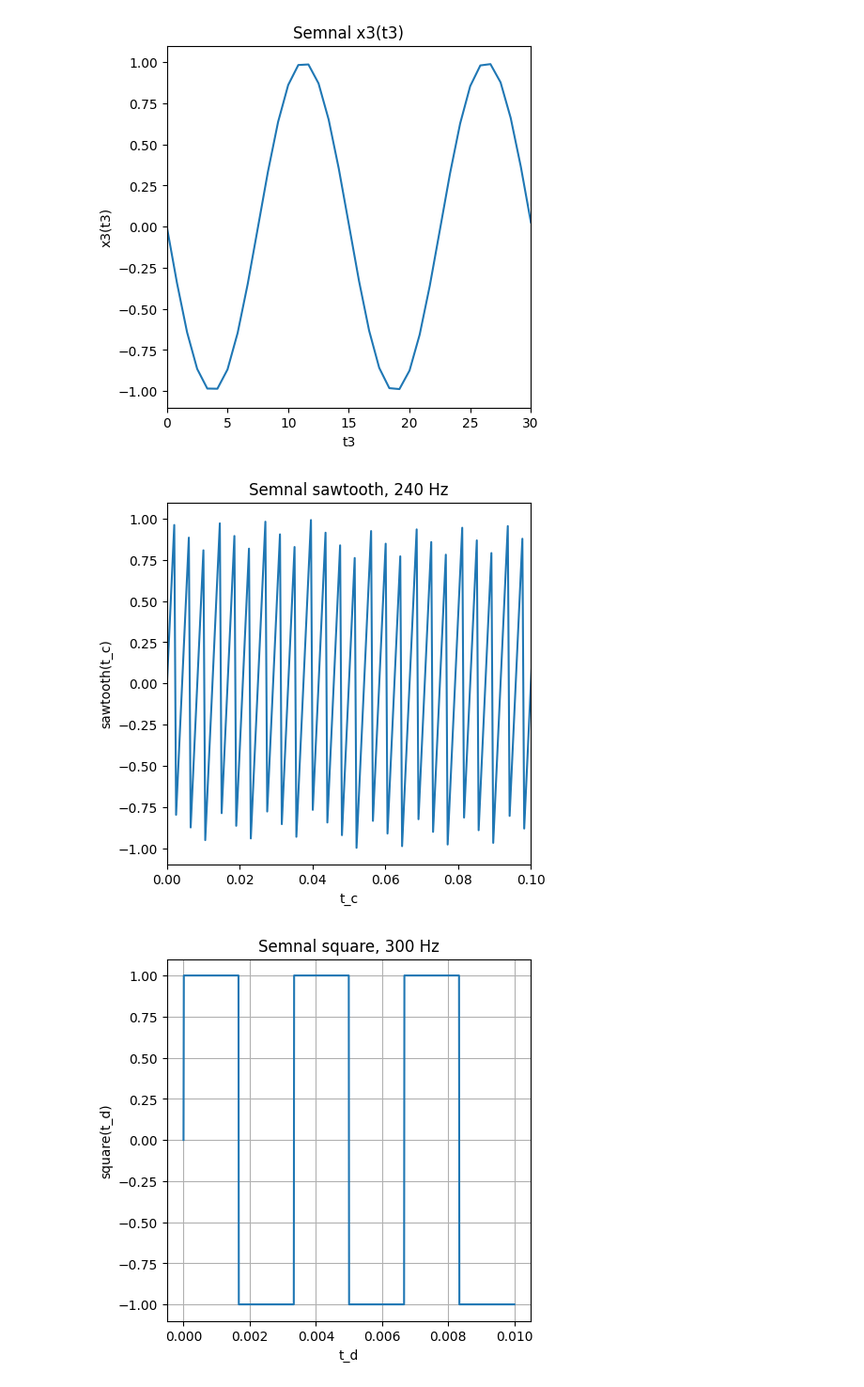
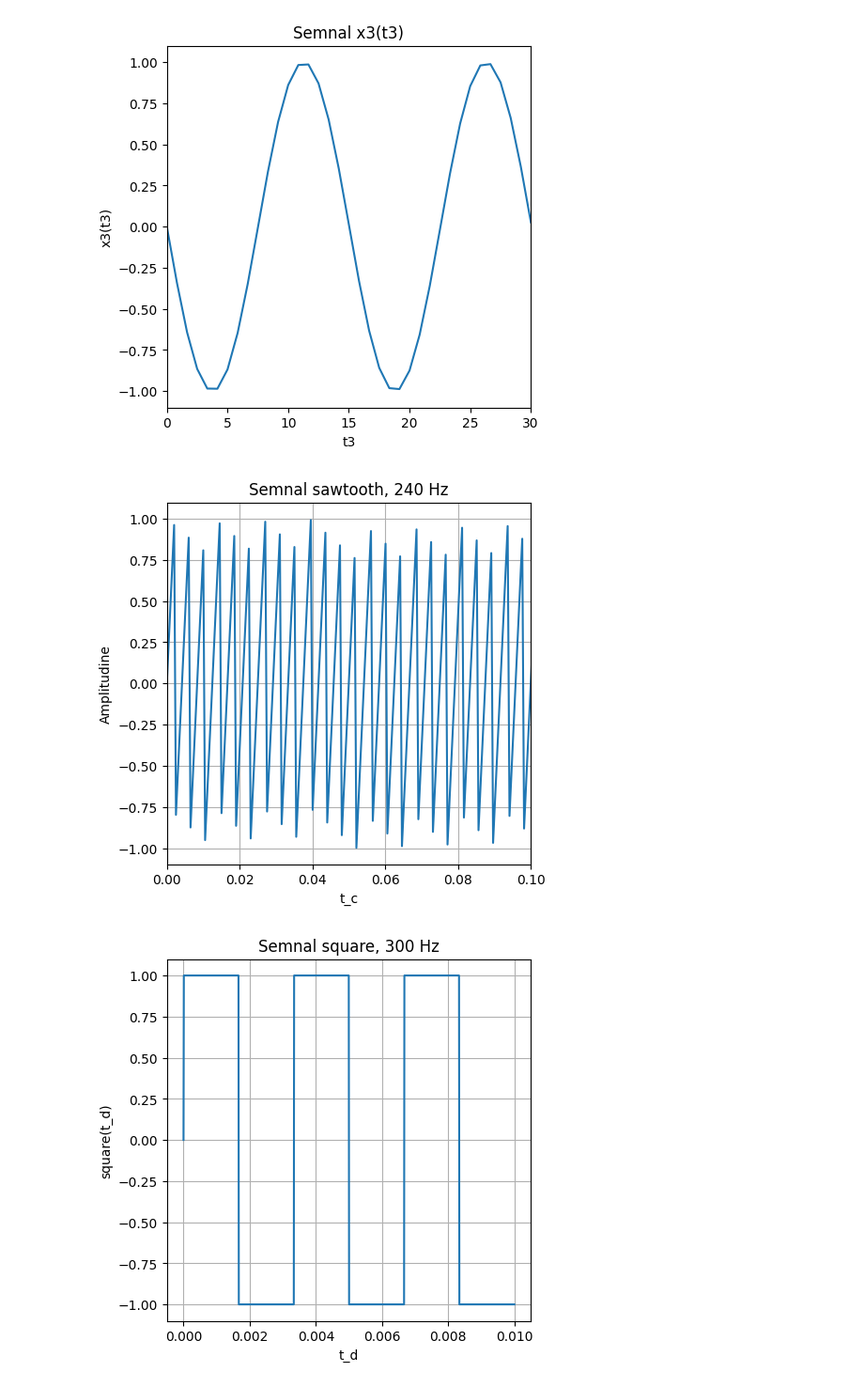
Before and after one commit to davide-perli/ProcesareaSemnalelor, a Jupyter notebook: Lab2/Lab2.ipynb, the cells around one changed output. Shown at 94% size. Drawn from its saved outputs; the diff is of its cells as text; code cells hidden in the pictures.

```diff
--- a/Lab2/Lab2.ipynb
+++ b/Lab2/Lab2.ipynb
@@ -136,24 +136,25 @@ sounddevice.wait()
 # %%
 # Sunetul de la 2 c) din laboratorul precedent
 frec_c = 240
 duration_c = 0.3 # durata crescuta pentru a auzi sunetul
 fs_c = 2000
 t_c = numpy.linspace(0, duration_c, int(fs_c * duration_c))
 saw_c = 2 * (t_c * frec_c - numpy.floor(0.5 + t_c * frec_c))  # amplitudine [-1, 1]
 plt.plot(t_c, saw_c)
 plt.xlabel('t_c')
+plt.ylabel('Amplitudine')
 plt.xlim(0, 0.1)
-plt.ylabel('sawtooth(t_c)')
 plt.title('Semnal sawtooth, 240 Hz')
+plt.grid(True)
 plt.show()
 sounddevice.play(saw_c, fs_c)
 wavf.write("semnal_sawtooth_240frecventa.wav", fs_c, saw_c)
 sounddevice.wait()
 rata, semnal = wavf.read("semnal_sawtooth_240frecventa.wav")
 sounddevice.play(semnal, rata)
 sounddevice.wait()
 # %% [output]
-[figure, old version]
+[figure, new version]
 # %%
 # Sunetul de la 2 d) din laboratorul precedent
 frec_d = 300
```
Also changed, not shown: parts of 15 cells of this notebook, 20 other files.
